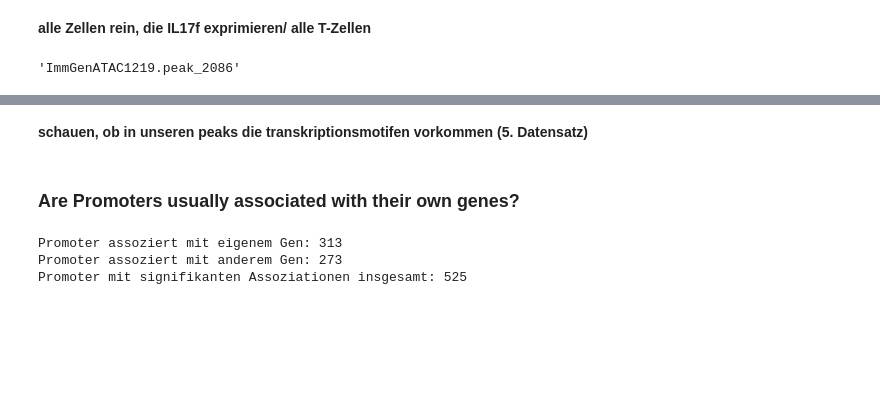
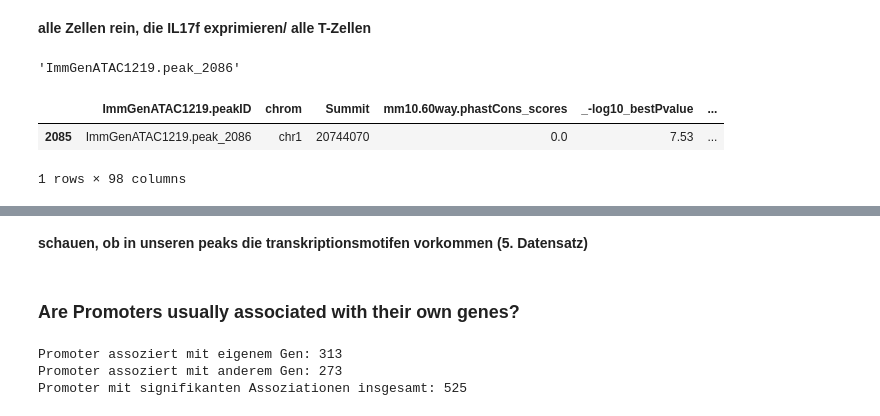
Before and after one commit to datascience-mobi-2026/topic04_team03, a Jupyter notebook: Jupyter_Lotta copy.ipynb, the cells around one changed output, grey strips where cells are left out. Saved outputs shown, nothing was run; the diff lists cells and outputs as text; code cells hidden in the pictures; blank space fills up the shorter version.

```diff
--- a/Jupyter_Lotta copy.ipynb
+++ b/Jupyter_Lotta copy.ipynb
@@ -1013,2 +1016,8 @@ peak_name
 # %% [output]
 'ImmGenATAC1219.peak_2086'
+# %%
+ATAC_pfiltered[ATAC_pfiltered['ImmGenATAC1219.peakID'] == peak_name_tgd]
+# %% [output]
+|  | ImmGenATAC1219.peakID | chrom | Summit | mm10.60way.phastCons_scores | _-log10_bestPvalue | ... |
+| 2085 | ImmGenATAC1219.peak_2086 | chr1 | 20744070 | 0.0 | 7.53 | ... |
+1 rows × 98 columns
```
Also changed, not shown: parts of 15 cells of this notebook.
